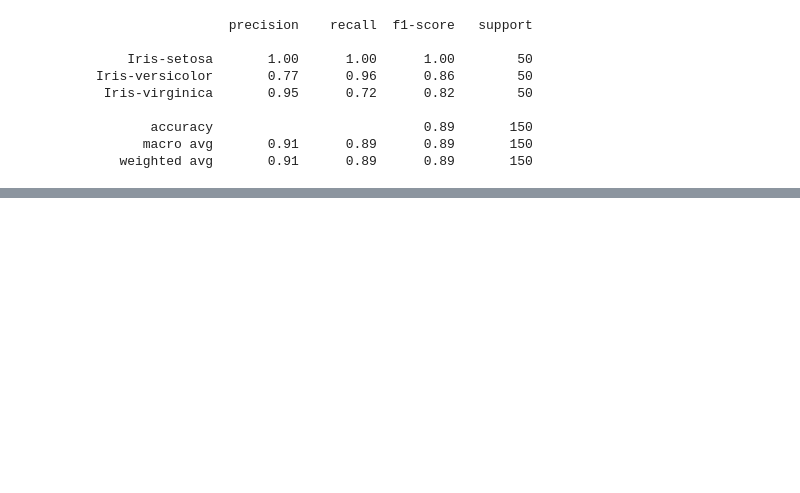
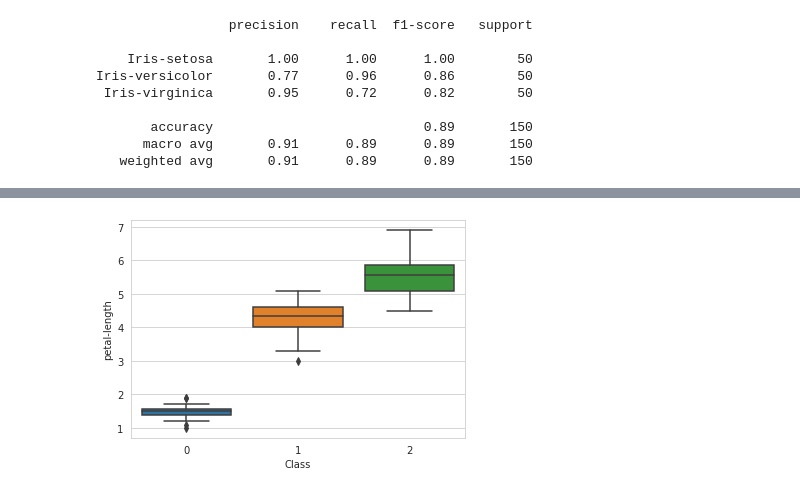
Before and after one commit to KharismaIntanSafitri/datamining, a Jupyter notebook: _sources/Tugas 4.ipynb, the cells around one changed output, grey strips where cells are left out. Drawn from its saved outputs; the diff is of its cells as text; code cells hidden in the pictures; blank space fills up the shorter version.

```diff
--- a/_sources/Tugas 4.ipynb
+++ b/_sources/Tugas 4.ipynb
@@ -117,0 +176,5 @@ accuracy_score(y, y_true)
+# %%
+sns.boxplot(x="Class",y="petal-length",data=iris)
+plt.show()
+# %% [output]
+[figure, added]
```
Also changed, not shown: parts of 35 cells of this notebook, 43 other files.
